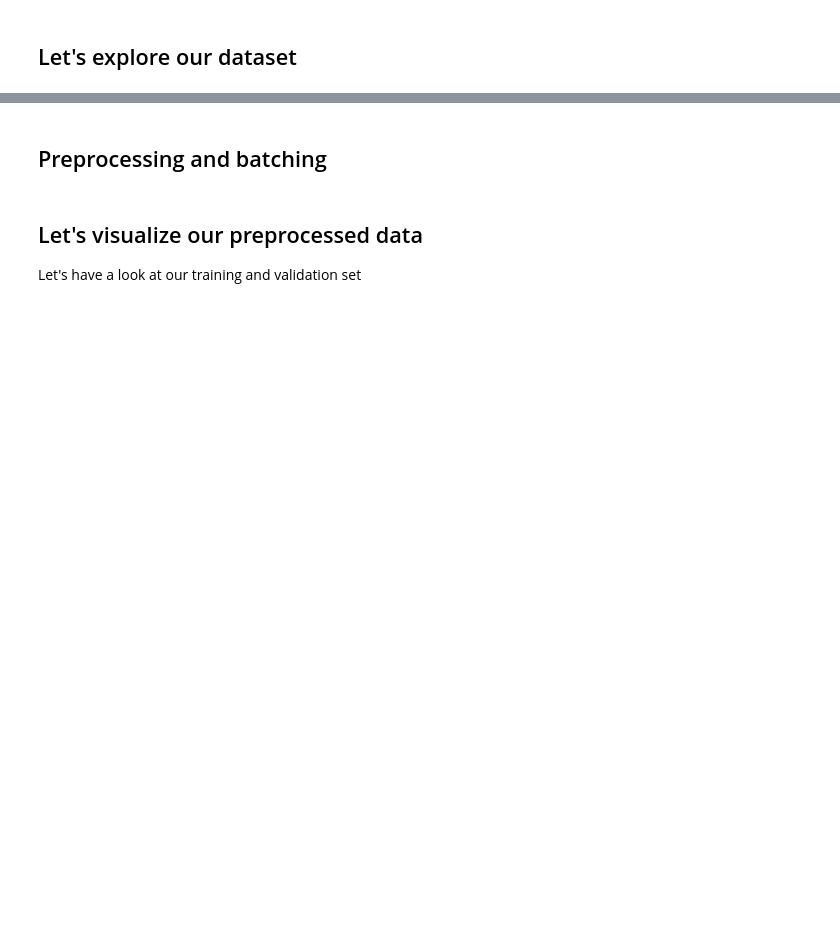
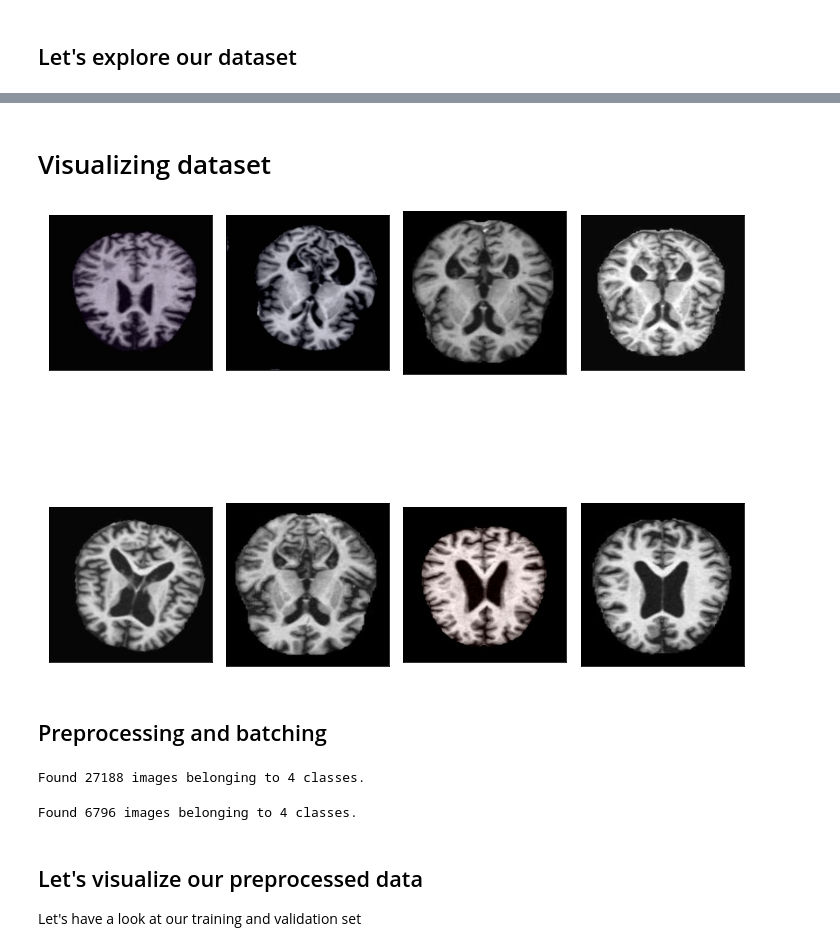
Before and after one commit to thanujan96/DevFest, a Jupyter notebook: Google_DevFest_Dementia_Prediction_Final_.ipynb, the cells around one changed output, grey strips where cells are left out. Saved outputs shown, nothing was run; the diff lists cells and outputs as text; code cells hidden in the pictures; blank space fills up the shorter version.

```diff
--- a/Google_DevFest_Dementia_Prediction_Final_.ipynb
+++ b/Google_DevFest_Dementia_Prediction_Final_.ipynb
@@ -14,2 +28,19 @@ mri_dataset.zip     100%[===================>] 379.83M  44.5MB/s    in 13s
 # %% [markdown]
 ## Let's explore our dataset
+# %%
+DATASET_ROOT_DIR = "mri_dataset_dir"
+TRAIN_DATASET_DIR = "AugmentedAlzheimerDataset"
+MILD_DEMENTED = "MILD_DEMENTED"
+MODERATE_DEMENTED = "MODERATE_DEMENTED"
+NON_DEMENTED = "NON_DEMENTED"
+VERY_MILD_DEMENTED = "VERY_MILD_DEMENTED"
+# %%
+total_train_dataset = os.path.join(DATASET_ROOT_DIR,TRAIN_DATASET_DIR)
+image_dataset_dir = Path(total_train_dataset)
+
+image_filepaths = list(image_dataset_dir.glob(r"**/*.JPG")) + list(image_dataset_dir.glob(r"**/*.jpg"))
+labels = list(map(lambda x: os.path.split(os.path.split(x)[0])[1],image_filepaths))
+
+total_dataset = {"image_filepath":image_filepaths,"label":labels}
+
+total_dataset_df = pd.DataFrame(total_dataset)
@@ -16,2 +63,20 @@ mri_dataset.zip     100%[===================>] 379.83M  44.5MB/s    in 13s
+# %% [markdown]
+# Visualizing dataset
+# %%
+def visualize_images(dataset_df):
+
+  num_samples = 8
+  random_index = np.random.randint(0,len(dataset_df),8)
+  fig, ax = plt.subplots(nrows=2,ncols=4,figsize=(10,10),subplot_kw={'xticks':[],'yticks':[]})
+
+  for i,ax in enumerate(ax.flat):
+    ax.imshow(plt.imread(dataset_df.image_filepath[random_index[i]]))
+
+  plt.tight_layout()
+  plt.show()
+# %%
+visualize_images(total_dataset_df)
+# %% [output]
+[figure, added]
 # %% [markdown]
 ## Preprocessing and batching
@@ -18,3 +85,21 @@ mri_dataset.zip     100%[===================>] 379.83M  44.5MB/s    in 13s
+# %%
+train_image_datset = train_datagen.flow_from_directory(
+    total_train_dataset,
+    target_size = (224,224),
+    batch_size = 32,class_mode = "categorical",
+    subset="training"
+)
+# %% [output]
+Found 27188 images belonging to 4 classes.
+# %%
+validation_image_datset = train_datagen.flow_from_directory(
+    total_train_dataset,
+    target_size = (224,224),
+    batch_size = 32,class_mode = "categorical",
+    subset="validation"
+)
+# %% [output]
+Found 6796 images belonging to 4 classes.
 # %% [markdown]
 ## Let's visualize our preprocessed data
 
```
Also changed, not shown: parts of 13 cells of this notebook.
